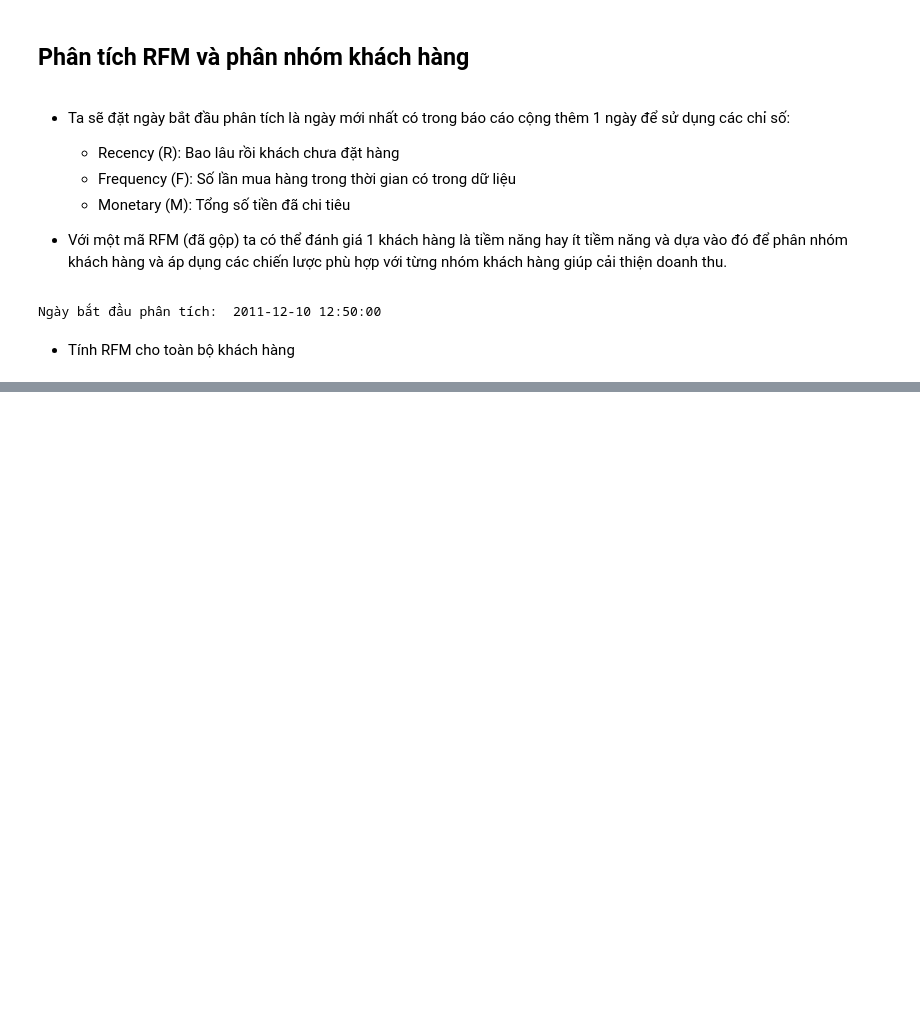
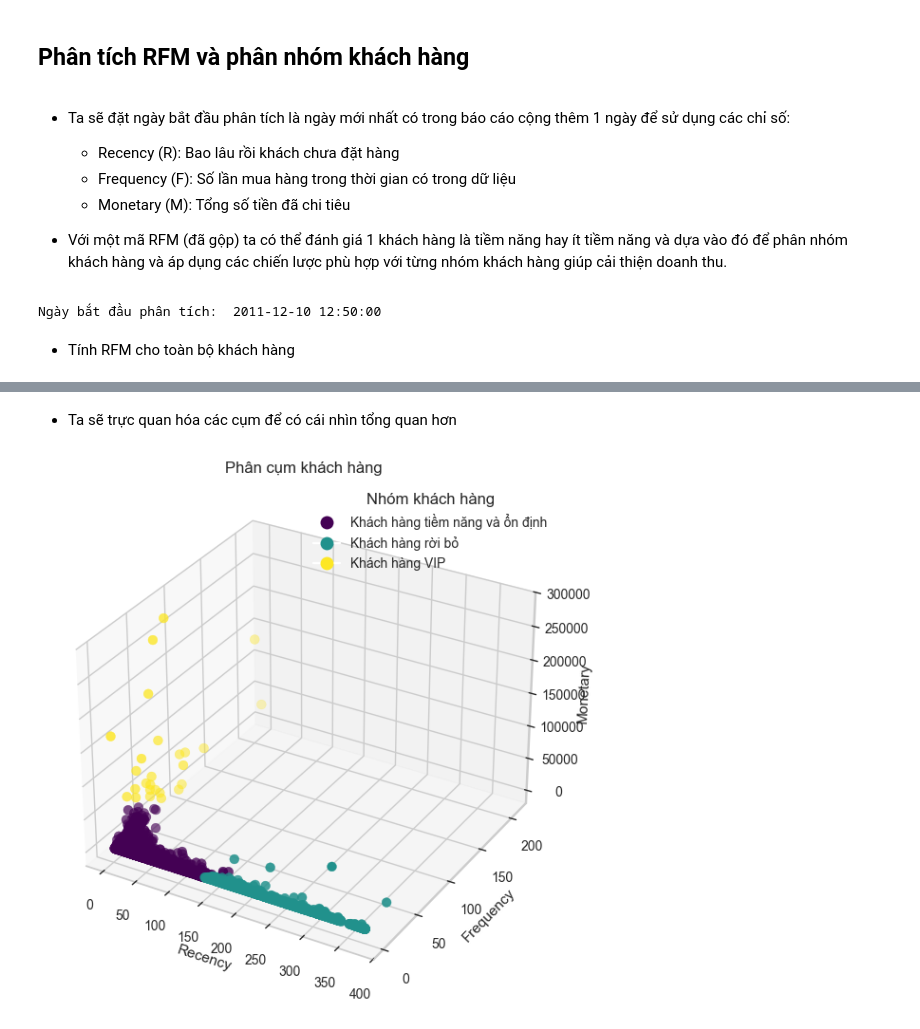
Before and after one commit to MinhThuat/Customer-behavior-analysis-and-revenue-forecasting, a Jupyter notebook: NoteBook/Project_Online_Retail.ipynb, the cells around one changed output, grey strips where cells are left out. Drawn from its saved outputs; the diff is of its cells as text; code cells hidden in the pictures; blank space fills up the shorter version.

```diff
--- a/NoteBook/Project_Online_Retail.ipynb
+++ b/NoteBook/Project_Online_Retail.ipynb
@@ -320,0 +339,5 @@ rfm.head()
+# %%
+kmeans = KMeans(n_clusters=3,random_state = 42)
+rfm['Cluster'] = kmeans.fit_predict(rfm_scaled)
+
+print(rfm.groupby('Cluster')[['Recency','Frequency','Monetary']].mean())
@@ -320,0 +355,25 @@ rfm.head()
+# %% [markdown]
+- Ta sẽ trực quan hóa các cụm để có cái nhìn tổng quan hơn
+# %%
+cluster_labels = {
+    2:"Khách hàng VIP",
+    1:"Khách hàng rời bỏ",
+    0:"Khách hàng tiềm năng và ổn định"
+}
+data_viz = rfm.copy()
+data_viz['Cluster'] = data_viz['Cluster']
+fig = plt.figure(figsize=(12, 7))
+ax = fig.add_subplot(111, projection='3d')
+scatter = ax.scatter(data_viz['Recency'], data_viz['Frequency'], data_viz['Monetary'],
+                    c=data_viz['Cluster'], cmap='viridis', s=50)
+
+handles = [plt.Line2D([0], [0], marker='o', color='w', markerfacecolor=plt.cm.viridis(i/2), markersize=10) for i in range(3)]
+ax.legend(handles, [cluster_labels[i] for i in range(3)], title="Nhóm khách hàng", loc='best')
+
+ax.set_xlabel('Recency')
+ax.set_ylabel('Frequency')
+ax.set_zlabel('Monetary')
+plt.title('Phân cụm khách hàng')
+plt.show()
+# %% [output]
+[figure, added]
```
Also changed, not shown: parts of 22 cells of this notebook.
